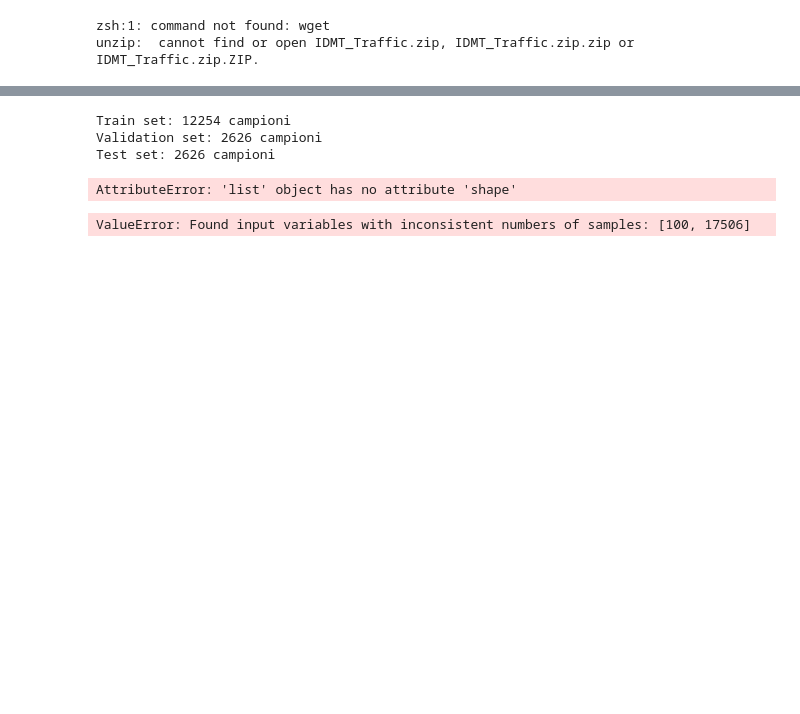
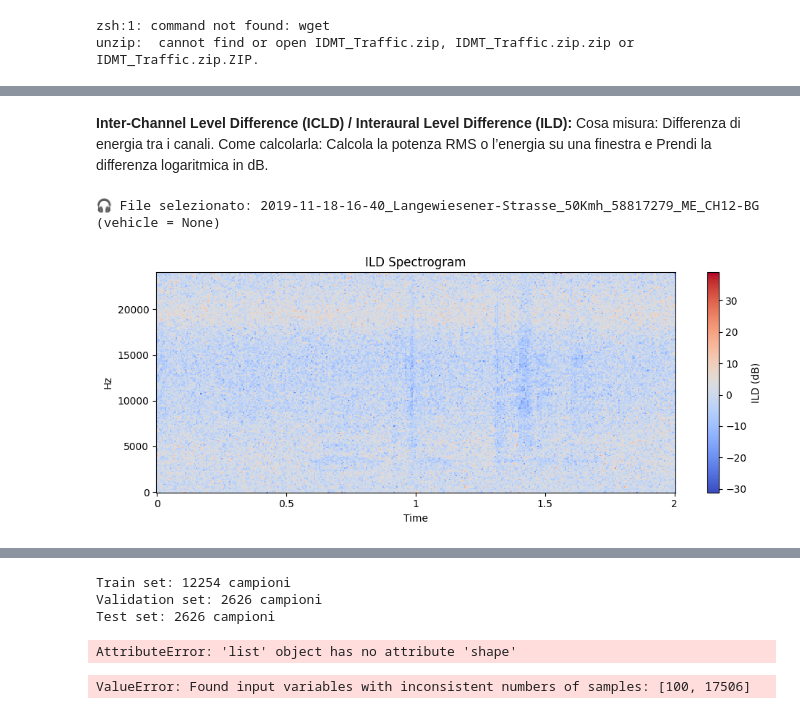
Before and after one commit to StefanoLiera/SELECTED_TOPICS_Project, a Jupyter notebook: Final Project no zip extraction.ipynb, the cells around one changed output, grey strips where cells are left out. Cells and saved outputs as stored; diff of their text form; code cells hidden in the pictures; blank space fills up the shorter version.

```diff
--- a/Final Project no zip extraction.ipynb
+++ b/Final Project no zip extraction.ipynb
@@ -121,0 +166,64 @@ Numero totale di file audio trovati: 17506
+# %% [markdown]
+**Inter-Channel Level Difference (ICLD) / Interaural Level Difference (ILD):**
+Cosa misura: Differenza di energia tra i canali.
+Come calcolarla: Calcola la potenza RMS o l’energia su una finestra e Prendi la differenza logaritmica in dB.
+# %%
+N_FFT = 512
+HOP_LENGTH = 256
+
+def compute_ild(ch1, ch2, n_fft=512, hop_length=256):
+    """
+    Calcola l'Interaural Level Difference tra due canali audio.
+    """
+    stft1 = librosa.stft(ch1, n_fft=n_fft, hop_length=hop_length)
+    stft2 = librosa.stft(ch2, n_fft=n_fft, hop_length=hop_length)
+
+    mag1 = np.abs(stft1)
+    mag2 = np.abs(stft2)
+
+    ild = 10 * np.log10((mag1 + 1e-8) / (mag2 + 1e-8))  # +epsilon per evitare divisione per 0
+    return ild
+
+# === 3. Visualizzazione ===
+def plot_ild(ild, sr, hop_length, title="ILD Spectrogram"):
+    plt.figure(figsize=(10, 4))
+    librosa.display.specshow(ild, sr=sr, hop_length=hop_length, x_axis='time', y_axis='linear')
+    plt.title(title)
+    plt.colorbar(label='ILD (dB)')
+    plt.tight_layout()
+    plt.show()
+
+# === 4. Esegui su un file casuale ===
+
+# Seleziona 1 file a caso con vehicle ≠ None
+random_row = df_5class.sample(1).iloc[0]
+filename = random_row['file']
+internal_path = f"IDMT_Traffic/audio/{filename}.wav"
+
+print(f"🎧 File selezionato: {filename} (vehicle = {random_row['vehicle']})")
+
+# Carica audio stereo
+audio, sr = load_stereo_audio_from_zip(ZIP_PATH, internal_path)
+
+# Calcola ILD
+ild = compute_ild(audio[0], audio[1], n_fft=N_FFT, hop_length=HOP_LENGTH)
+
+# Visualizza
+plot_ild(ild, sr, hop_length=HOP_LENGTH)
+
+def play_audio(audio, sr, mode='mono'):
+    if mode == 'mono':
+        audio_out = (audio[0] + audio[1]) / 2
+    elif mode == 'left':
+        audio_out = audio[0]
+    elif mode == 'right':
+        audio_out = audio[1]
+    else:
+        raise ValueError("mode must be 'mono', 'left', or 'right'")
+
+    return Audio(audio_out, rate=sr)
+
+play_audio(audio, sr, mode='mono')
+# %% [output]
+🎧 File selezionato: 2019-11-18-16-40_Langewiesener-Strasse_50Kmh_58817279_ME_CH12-BG (vehicle = None)
+[figure, added]
```
Also changed, not shown: parts of 10 cells of this notebook.
